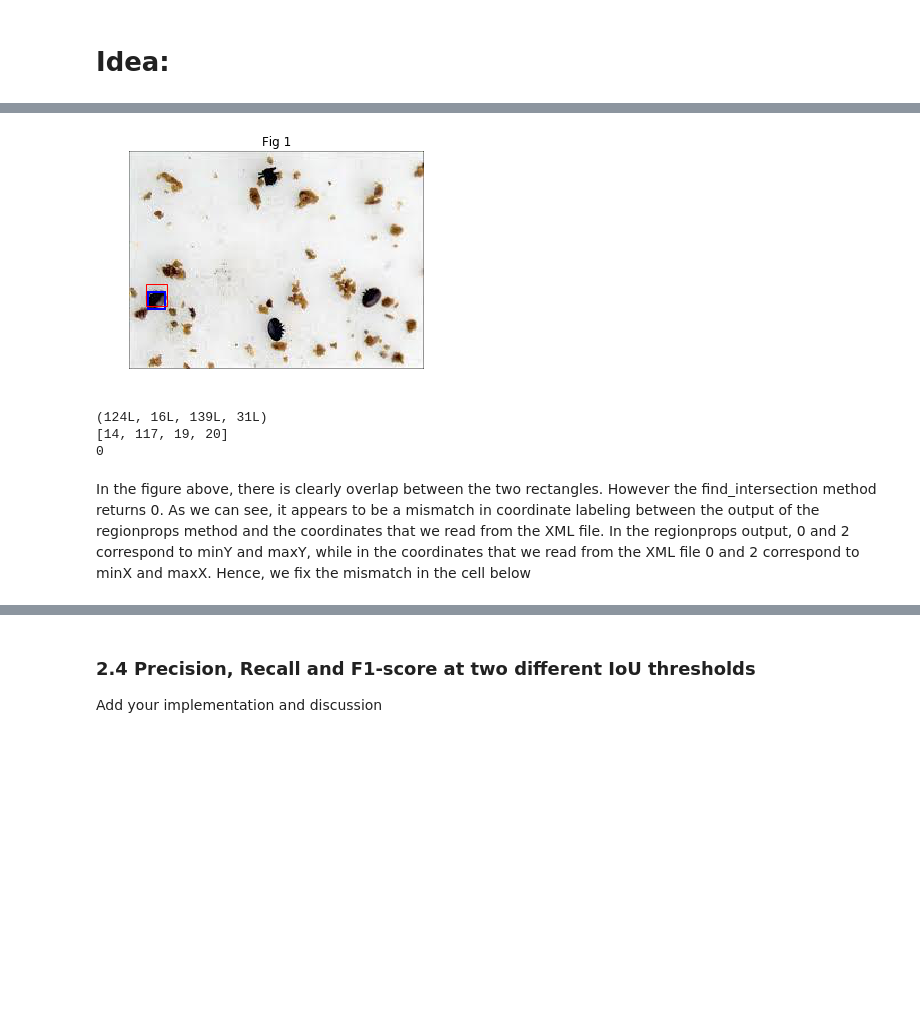
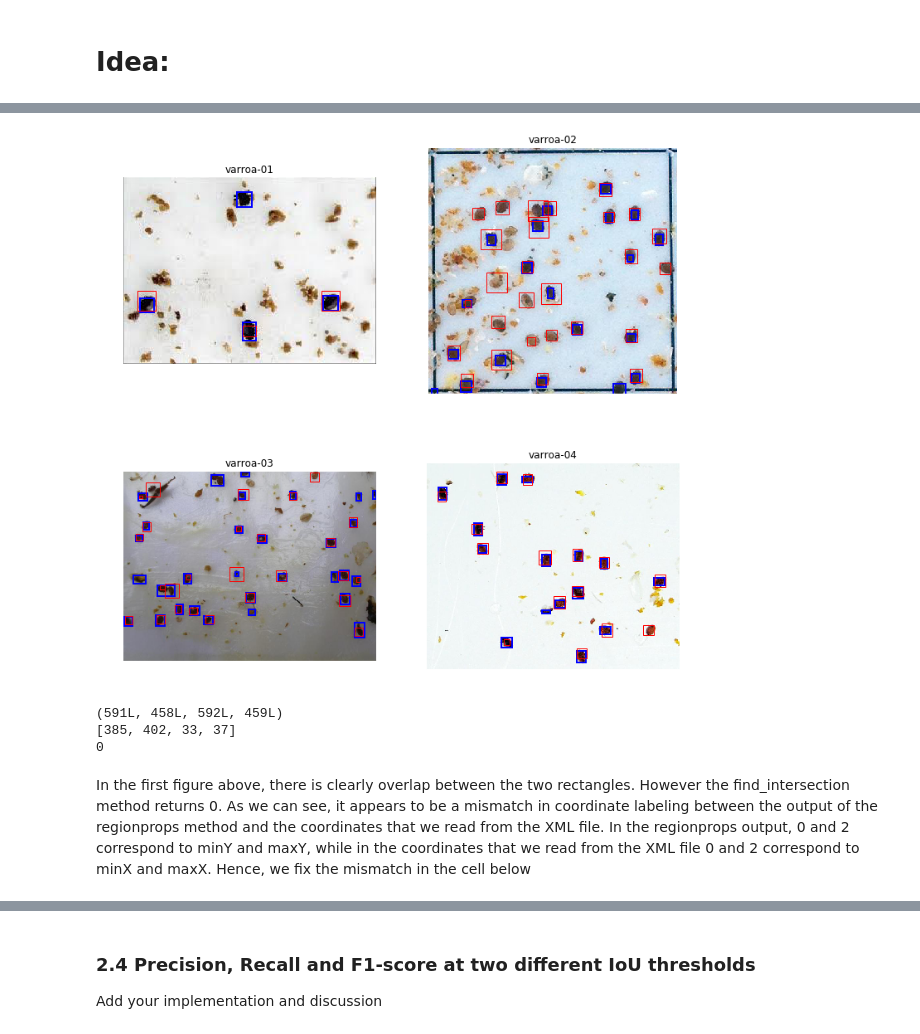
Before and after one commit to EGJ1996/Image-Processing, a Jupyter notebook: labs/lab_01_segmentation.ipynb, the cells around one changed output, grey strips where cells are left out. Cells and saved outputs as stored; diff of their text form; code cells hidden in the pictures; blank space fills up the shorter version.

```diff
--- a/labs/lab_01_segmentation.ipynb
+++ b/labs/lab_01_segmentation.ipynb
@@ -326,6 +230,0 @@ plt.show()
-# %%
-# Load images
-im_names = ['varroa-01', 'varroa-02', 'varroa-03', 'varroa-04']
-filenames = [os.path.join(data_path, name) + '.jpg' for name in im_names]
-ic = skimage.io.imread_collection(filenames)
-print('Number of images: ', len(ic))
@@ -403,0 +313,14 @@ plt.show()
+# %%
+thresholds = []
+for im in ic:
+    gauss_test = ndimage.gaussian_filter(im,3)
+    ret,thresh2 = cv.threshold(gauss_test,70,255,cv.THRESH_BINARY_INV)
+    thresholds.append(thresh2)
+# %%
+dilated_images = []
+for thresh in thresholds:
+    kern = cv.getStructuringElement(cv.MORPH_ELLIPSE,(5,5))
+    dilation = cv.dilate(thresh,kern,iterations = 1)
+    dilated_images.append(dilation)
+
+plot_collection(dilated_images)
@@ -562,47 +489,45 @@ def area_dif(bboxA,bboxB):
     area2 = (bboxB[2] - bboxB[0]) * (bboxB[3] - bboxB[1])
     return area2 - area1
 # %%
-# Create figure and axes
+fig,axes = plt.subplots(2,2,figsize = (12,12))
+kern = cv.getStructuringElement(cv.MORPH_ELLIPSE,(5,5))
+for ax, im, annotations,dilation,nm in zip(axes.ravel(), ic,annotations_xmls,dilated_images,im_names):
 
-im = test_im
-fig,ax = plt.subplots(1)
+    dil = cv.cvtColor(dilation, cv.COLOR_BGR2GRAY)
+    label_image = skimage.measure.label(dil)
+    regions = regionprops(label_image)
 
-# Display the image
-ax.imshow(im)
+    for region in regions:
+        if region.area >= 70 and region.area <= 800:
+            #print(region.area)
+            # draw rectangle around segmented coins
+            minr, minc, maxr, maxc = region.bbox
+            rect = mpatches.Rectangle((minc, minr), maxc - minc, maxr - minr,
+                                      fill=False, edgecolor='blue', linewidth=2)
+            ax.add_patch(rect)
 
-regions = regionprops(label_image)
-region = regions[5]
+    for anno in annotations:
+        rect = patches.Rectangle((anno['bbox'][0], anno['bbox'][1]), anno['bbox'][2], anno['bbox'][3],
+                linewidth=1,edgecolor='r',facecolor='none')
 
-if region.area >= 70 and region.area <= 800:
-    #print(region.area)
-    # draw rectangle around segmented coins
-    minr, minc, maxr, maxc = region.bbox
-    rect = mpatches.Rectangle((minc, minr), maxc - minc, maxr - minr,
-                              fill=False, edgecolor='blue', linewidth=2)
-    ax.add_patch(rect)
+        ax.add_patch(rect)
 
-anno = annot[0]
-rect = patches.Rectangle((anno['bbox'][0], anno['bbox'][1]), anno['bbox'][2], anno['bbox'][3],
-        linewidth=1,edgecolor='r',facecolor='none')
-
-ax.add_patch(rect)
-
-ax.imshow(im)
-ax.axis('off')
-ax.set_title('Fig 1')
+    ax.imshow(im)
+    ax.axis('off')
+    ax.set_title(nm)
 
 plt.show()
 # %% [output]
-[figure, old version]
+[figure, new version]
 # %%
 print(region.bbox)
 print(anno['bbox'])
-print(find_intersection(region.bbox,anno['bbox']))
+print(find_intersection(region.bbox,annotations_xmls[0][0]['bbox']))
 # %% [output]
-(124L, 16L, 139L, 31L)
-[14, 117, 19, 20]
+(591L, 458L, 592L, 459L)
+[385, 402, 33, 37]
 0
 # %% [markdown]
-In the figure above, there is clearly overlap between the two rectangles. However the find_intersection method returns 0. As we can see, it appears to be a mismatch in coordinate labeling between the output of the regionprops method and the coordinates that we read from the XML file. In the regionprops output, 0 and 2 correspond to minY and maxY, while in the coordinates that we read from the XML file 0 and 2 correspond to minX and maxX. Hence, we fix the mismatch in the cell below
+In the first figure above, there is clearly overlap between the two rectangles. However the find_intersection method returns 0. As we can see, it appears to be a mismatch in coordinate labeling between the output of the regionprops method and the coordinates that we read from the XML file. In the regionprops output, 0 and 2 correspond to minY and maxY, while in the coordinates that we read from the XML file 0 and 2 correspond to minX and maxX. Hence, we fix the mismatch in the cell below
 # %%
 # Fix the mismatch between the coordinate labeling
```
Also changed, not shown: parts of 34 cells of this notebook.
